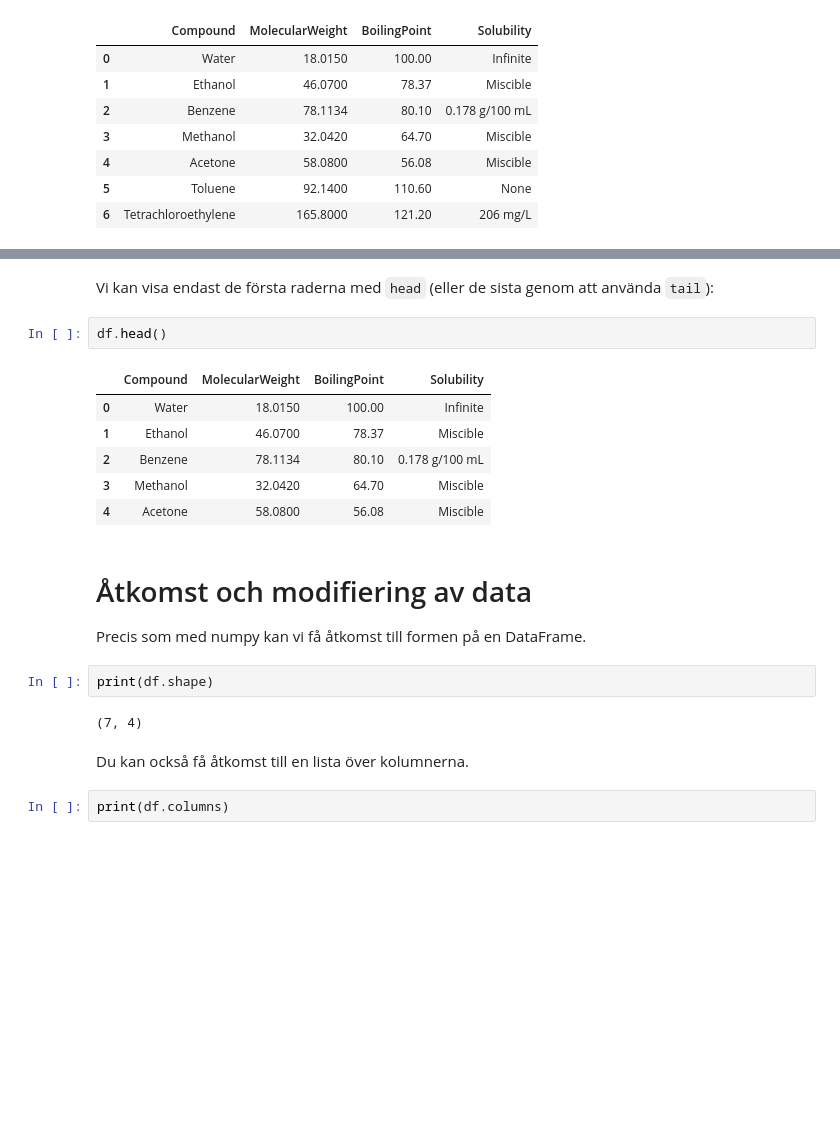
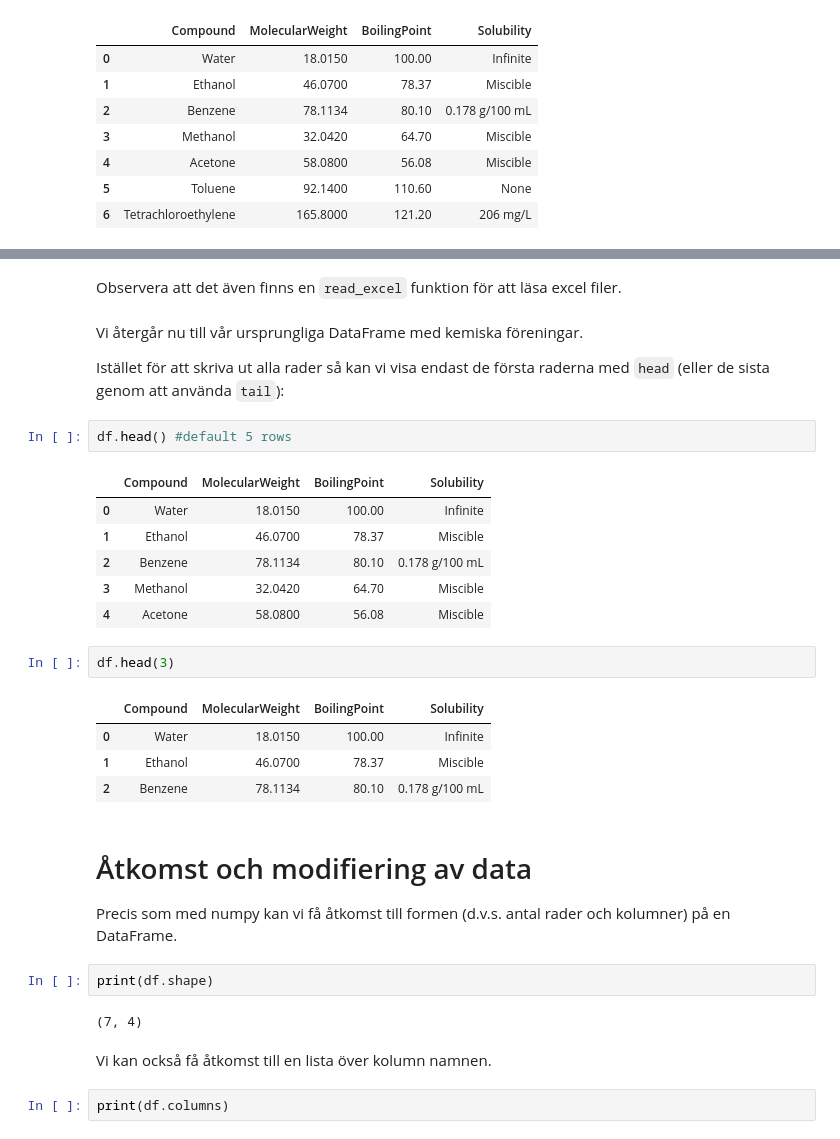
Before and after one commit to luchem/python_for_chemists, a Jupyter notebook: lectures/Lecture6.ipynb, the cells around one changed output, grey strips where cells are left out. Saved outputs shown, nothing was run; the diff lists cells and outputs as text; blank space fills up the shorter version.

```diff
--- a/lectures/Lecture6.ipynb
+++ b/lectures/Lecture6.ipynb
@@ -45,24 +78,35 @@ df
+# %% [markdown]
+Observera att det även finns en `read_excel` funktion för att läsa excel filer.
 # %% [markdown]
-Vi kan visa endast de första raderna med `head` (eller de sista genom att använda `tail`):
+Vi återgår nu till vår ursprungliga DataFrame med kemiska föreningar.
+
+Istället för att skriva ut alla rader så kan vi visa endast de första raderna med `head` (eller de sista genom att använda `tail`):
+# %%
+df.head() #default 5 rows
+# %% [output]
+|  | Compound | MolecularWeight | BoilingPoint | Solubility |
+| 0 | Water | 18.0150 | 100.00 | Infinite |
+| 1 | Ethanol | 46.0700 | 78.37 | Miscible |
+| 2 | Benzene | 78.1134 | 80.10 | 0.178 g/100 mL |
+| 3 | Methanol | 32.0420 | 64.70 | Miscible |
+| 4 | Acetone | 58.0800 | 56.08 | Miscible |
 # %%
-df.head()
+df.head(3)
 # %% [output]
 |  | Compound | MolecularWeight | BoilingPoint | Solubility |
 | 0 | Water | 18.0150 | 100.00 | Infinite |
 | 1 | Ethanol | 46.0700 | 78.37 | Miscible |
 | 2 | Benzene | 78.1134 | 80.10 | 0.178 g/100 mL |
-| 3 | Methanol | 32.0420 | 64.70 | Miscible |
-| 4 | Acetone | 58.0800 | 56.08 | Miscible |
 # %% [markdown]
 # Åtkomst och modifiering av data
 
-Precis som med numpy kan vi få åtkomst till formen på en DataFrame.
+Precis som med numpy kan vi få åtkomst till formen (d.v.s. antal rader och kolumner) på en DataFrame.
 # %%
 print(df.shape)
 # %% [output]
 (7, 4)
 # %% [markdown]
-Du kan också få åtkomst till en lista över kolumnerna.
+Vi kan också få åtkomst till en lista över kolumn namnen.
 # %%
 print(df.columns)
 # %% [output]
```
Also changed, not shown: parts of 79 cells of this notebook, 3 other files.
